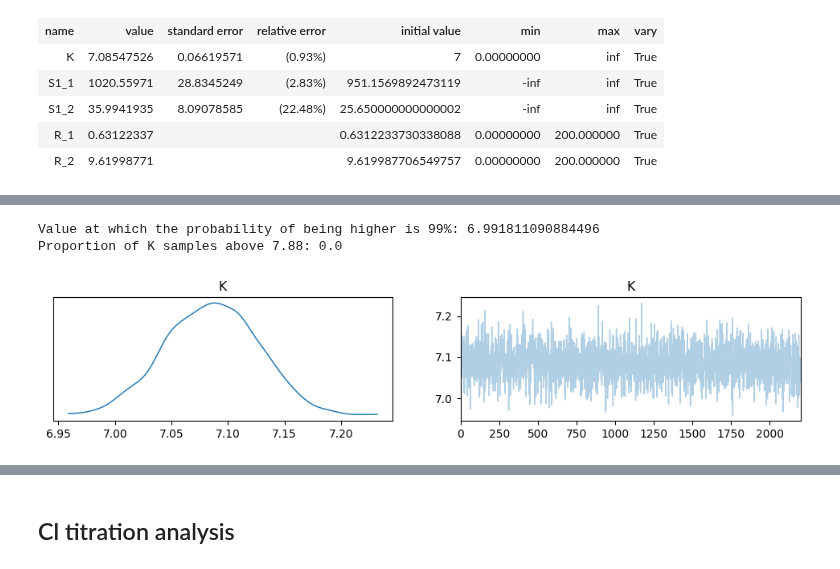
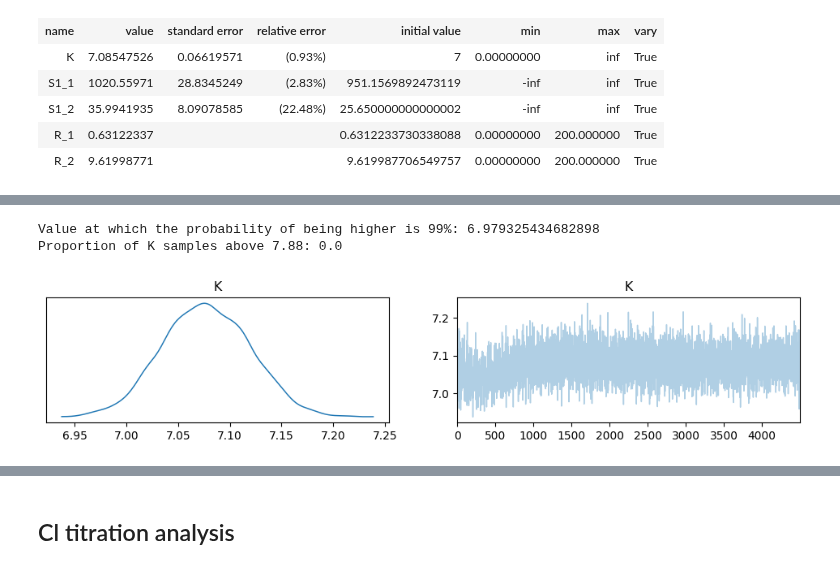
Before and after one commit to darosio/ClopHfit, a Jupyter notebook: docs/tutorials/prtecan.ipynb, the cells around one changed output, grey strips where cells are left out. Saved outputs shown, nothing was run; the diff lists cells and outputs as text; code cells hidden in the pictures.

```diff
--- a/docs/tutorials/prtecan.ipynb
+++ b/docs/tutorials/prtecan.ipynb
@@ -203,8 +200,9 @@ well = "A02"
 y0 = np.array(ph_an.data_dilutioncorrected_norm[0][well])
 y1 = np.array(ph_an.data_dilutioncorrected_norm[1][well])
 x = np.array(ph_an.conc)
-xc = {1: x}
-yc = {1: y1}
-res, mini = fitting.analyze_binding_glob("pH", xc, yc)[1:]
-res.params
+
+ds = fitting.Dataset(x, {"y0": y0, "y1": y1}, is_ph=True)
+rfit = fitting.fit_binding_glob(ds, True)
+
+remcee = rfit.mini.emcee(burn=50, steps=500, workers=8, thin=10)
 # %% [output]
@@ -232,0 +212,3 @@ WARNING:root:Pandas support in corner is deprecated; use ArviZ directly
+# %%
+f, hdi = plotting.plot_emcee(remcee)
+print(hdi)
@@ -284,27 +252,27 @@ tau: [43.94100557 36.21751987 66.21017574 35.03685216 66.75442167 18.76368027]
 # %%
 # Run MCMC sampling using emcee
 # result_emcee = res.emcee(burn=300, steps=1500, thin=1, params=res.params)
 
 # Get a dictionary of flatchains (i.e., the traces of the parameters)
 # samples = result_emcee.flatchain
-samples = result_emcee.flatchain[["K"]]
+samples = remcee.flatchain[["K"]]
 
 # Convert the dictionary of flatchains to an ArviZ InferenceData object
 samples_dict = {key: np.array(val) for key, val in samples.items()}
 idata = az.from_dict(posterior=samples_dict)
 
 # Plot the results
 az.plot_trace(idata)
 
 k_samples = idata.posterior["K"].values
 percentile_value = np.percentile(k_samples, 1)
 print(f"Value at which the probability of being higher is 99%: {percentile_value}")
 
 # Calculate the proportion of samples where K > threshold
 threshold = 7.88
 proportion_above_threshold = (k_samples > threshold).mean()
 print(f"Proportion of K samples above {threshold}: {proportion_above_threshold}")
 # %% [output]
-Value at which the probability of being higher is 99%: 6.991811090884496
+Value at which the probability of being higher is 99%: 6.979325434682898
 Proportion of K samples above 7.88: 0.0
-[figure, old version]
+[figure, new version]
```
Also changed, not shown: parts of 16 cells of this notebook, 12 other files.
